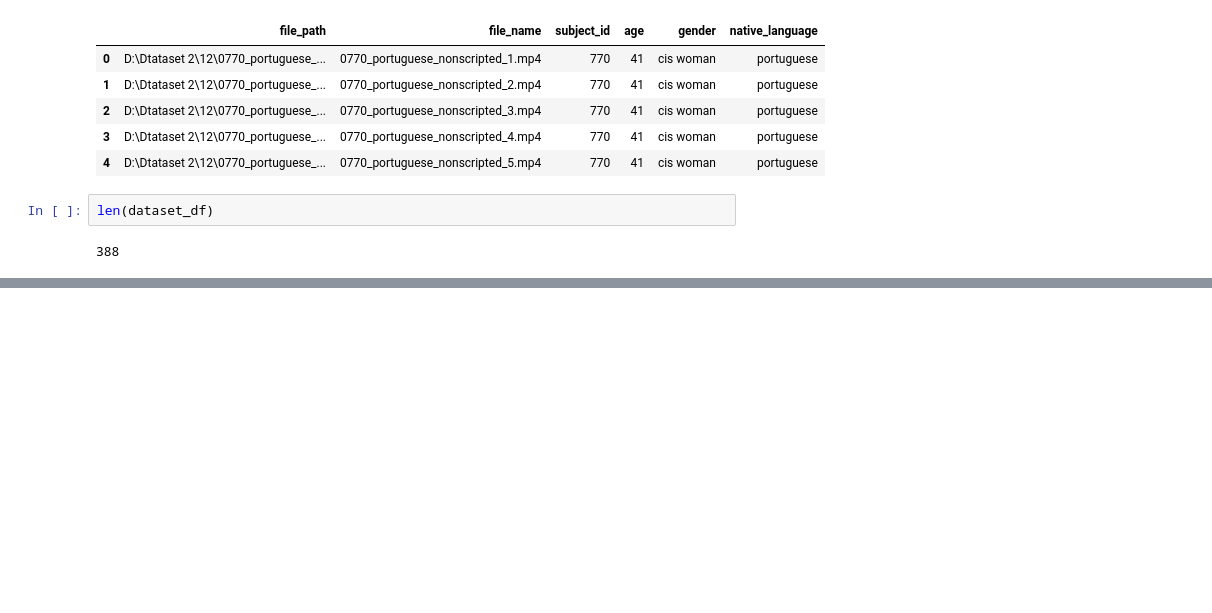
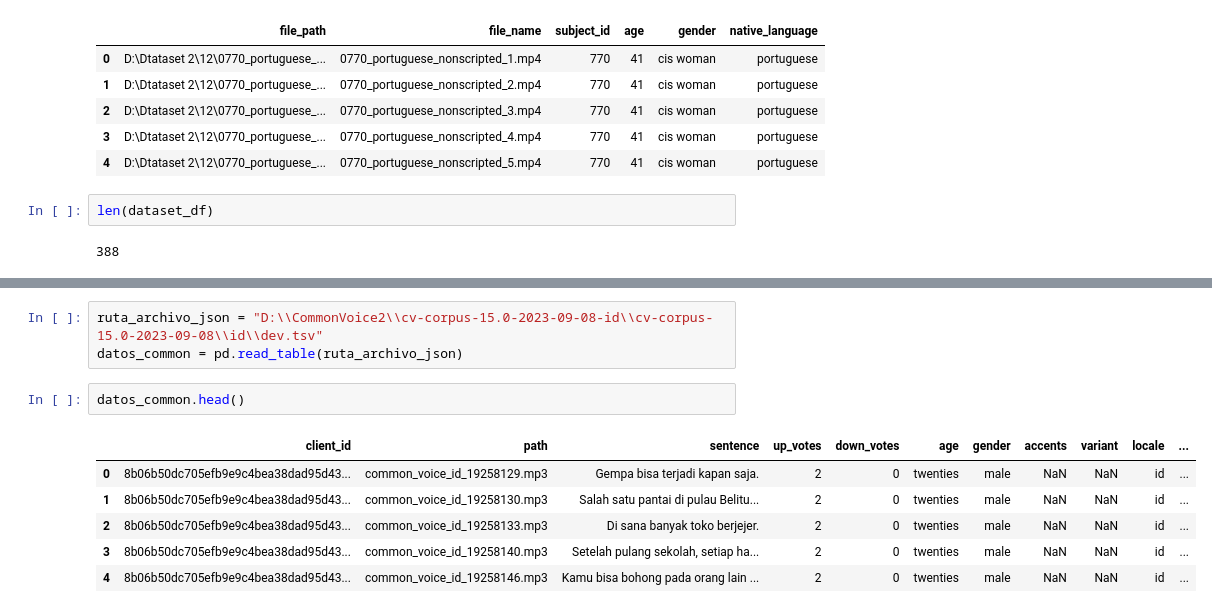
Before and after one commit to AixaL/PCIC23, a Jupyter notebook: x-vector/prueba.ipynb, the cells around one changed output, grey strips where cells are left out. Cells and saved outputs as stored; diff of their text form; blank space fills up the shorter version.

```diff
--- a/x-vector/prueba.ipynb
+++ b/x-vector/prueba.ipynb
@@ -95,0 +140,12 @@ dataset_df.to_csv('audios_CCV2.csv', index=False)
+# %%
+ruta_archivo_json = "D:\\CommonVoice2\\cv-corpus-15.0-2023-09-08-id\\cv-corpus-15.0-2023-09-08\\id\\dev.tsv"
+datos_common = pd.read_table(ruta_archivo_json)
+# %%
+datos_common.head()
+# %% [output]
+|  | client_id | path | sentence | up_votes | down_votes | age | gender | accents | variant | locale | ... |
+| 0 | 8b06b50dc705efb9e9c4bea38dad95d43... | common_voice_id_19258129.mp3 | Gempa bisa terjadi kapan saja. | 2 | 0 | twenties | male | NaN | NaN | id | ... |
+| 1 | 8b06b50dc705efb9e9c4bea38dad95d43... | common_voice_id_19258130.mp3 | Salah satu pantai di pulau Belitu... | 2 | 0 | twenties | male | NaN | NaN | id | ... |
+| 2 | 8b06b50dc705efb9e9c4bea38dad95d43... | common_voice_id_19258133.mp3 | Di sana banyak toko berjejer. | 2 | 0 | twenties | male | NaN | NaN | id | ... |
+| 3 | 8b06b50dc705efb9e9c4bea38dad95d43... | common_voice_id_19258140.mp3 | Setelah pulang sekolah, setiap ha... | 2 | 0 | twenties | male | NaN | NaN | id | ... |
+| 4 | 8b06b50dc705efb9e9c4bea38dad95d43... | common_voice_id_19258146.mp3 | Kamu bisa bohong pada orang lain ... | 2 | 0 | twenties | male | NaN | NaN | id | ... |
```
Also changed, not shown: parts of 26 cells of this notebook, 4 other files.
